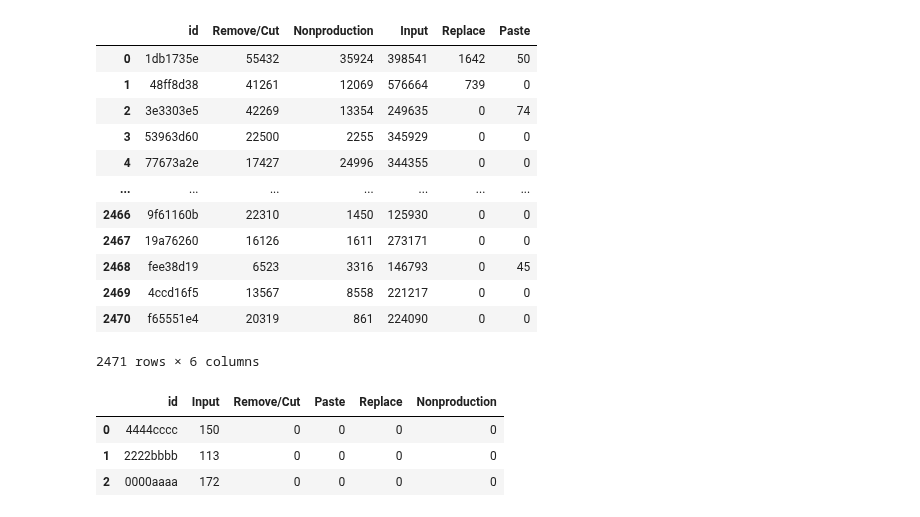
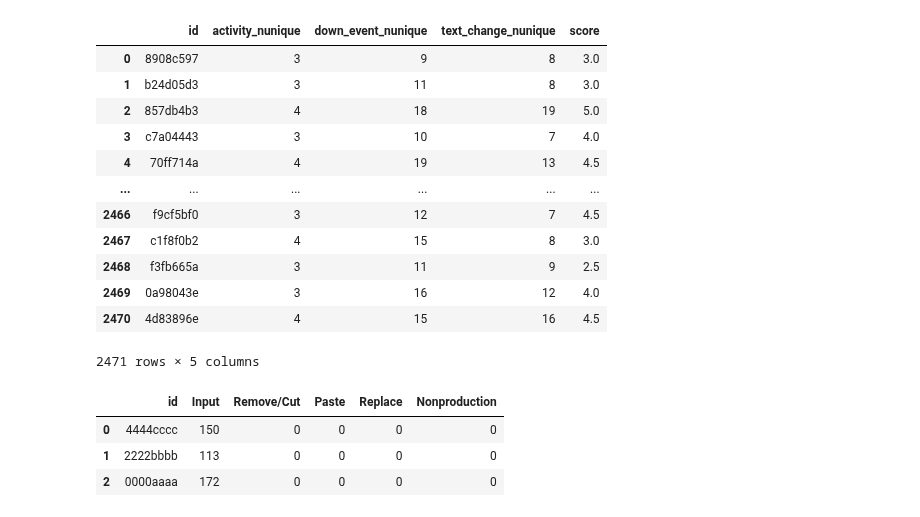
Before and after one commit to uallende/linking_writing_quality, a Jupyter notebook: SPF_create_features.ipynb, the cells around one changed output. Saved outputs shown, nothing was run; the diff lists cells and outputs as text; code cells hidden in the pictures.

Commit message:
punctuations and text_changes bug fixes

```diff
--- a/SPF_create_features.ipynb
+++ b/SPF_create_features.ipynb
@@ -9,5 +1,40 @@ warnings.filterwarnings('ignore')
+# %%
+import pandas as pd
+import numpy as np
+from m4_feats_polars import *
+from m5_sb_models import lgb_pipeline, xgb_pipeline
+import polars as pl
+import os, warnings
+
+import torch
+import numpy as np
+import pandas as pd
+from pytorch_tabnet.tab_model import TabNetRegressor
+from sklearn.preprocessing import StandardScaler
+from sklearn.model_selection import StratifiedKFold
+from sklearn.metrics import mean_squared_error
+
+warnings.filterwarnings('ignore')
+
+def train_valid_split(data_x, data_y, train_idx, valid_idx):
+    x_train = data_x.loc[train_idx].values
+    y_train = data_y[train_idx].values.reshape(-1,1)
+    x_valid = data_x.loc[valid_idx].values
+    y_valid = data_y[valid_idx].values.reshape(-1,1)
+    return x_train, y_train, x_valid, y_valid
+
+def calculate_rmse(y, yhat):
+    return mean_squared_error(y, yhat, squared=False)
+
+def preprocess_feats(feats, scaler=StandardScaler()):
+    # Replace inf/-inf with NaN and then fill NaNs with a large negative number
+    feats = np.where(np.isinf(feats), np.nan, feats)
+    feats = np.nan_to_num(feats, nan=-1e10)
+    return scaler.fit_transform(feats)
 # %%
 FEAT_STORE = 'feature_store'
+DEVICE = 'cuda' if torch.cuda.is_available() else 'cpu'
+
 data_path     = 'kaggle/input/linking-writing-processes-to-writing-quality/'
 train_logs    = pl.scan_csv(f'{data_path}/train_logs.csv')
 test_logs    = pl.scan_csv(f'{data_path}/test_logs.csv')
@@ -197,4 +268,7 @@ results = pd.DataFrame()
 # %%
+feat_list = os.listdir(FEAT_STORE)
+list_train_feats = [feat for feat in feat_list if feat.startswith('train_')]
+
 best_feats = []
 train_feats, test_feats = pd.DataFrame(), pd.DataFrame()
 best_rmse = float('inf')
@@ -234,7 +308,6 @@ while improved:
             test_feats = ts_feats
             train_feats = train_feats.merge(train_scores, on='id', how='left')
 
-
         # print(f'Train feats cols {train_feats.columns}')
         tr_cols = tr_feats.drop(columns=['id']).columns
         ts_cols = ts_feats.drop(columns=['id']).columns
@@ -243,8 +316,8 @@ while improved:
 
         for i in range(1):
             train_feats = train_feats.sample(frac=1).reset_index(drop=True)
-            test_feats = test_feats[train_feats.columns]
-            test_preds, valid_preds, final_rmse, cv_rm = xgb_pipeline(train_feats, test_feats, xgb_param)
+            test_feats = test_feats[train_feats.drop('score',axis=1).columns]
+            test_preds, valid_preds, final_rmse, cv_rm = TabNet_pipeline(train_feats, test_feats)
             mean_rmse.append(final_rmse)
 
         print(f'Training... {tr_feats_cand}. Score: {np.mean(mean_rmse):.4f}')
@@ -304,19 +383,19 @@ ValueError: feature_names mismatch: ['Remove/Cut', 'Nonproduction', 'Input', 'Re
-# %%
-tr_feats
-# %% [output]
-|  | id | Remove/Cut | Nonproduction | Input | Replace | Paste |
-| 0 | 1db1735e | 55432 | 35924 | 398541 | 1642 | 50 |
-| 1 | 48ff8d38 | 41261 | 12069 | 576664 | 739 | 0 |
-| 2 | 3e3303e5 | 42269 | 13354 | 249635 | 0 | 74 |
-| 3 | 53963d60 | 22500 | 2255 | 345929 | 0 | 0 |
-| 4 | 77673a2e | 17427 | 24996 | 344355 | 0 | 0 |
-| ... | ... | ... | ... | ... | ... | ... |
-| 2466 | 9f61160b | 22310 | 1450 | 125930 | 0 | 0 |
-| 2467 | 19a76260 | 16126 | 1611 | 273171 | 0 | 0 |
-| 2468 | fee38d19 | 6523 | 3316 | 146793 | 0 | 45 |
-| 2469 | 4ccd16f5 | 13567 | 8558 | 221217 | 0 | 0 |
-| 2470 | f65551e4 | 20319 | 861 | 224090 | 0 | 0 |
-2471 rows × 6 columns
+# %%
+train_feats
+# %% [output]
+|  | id | activity_nunique | down_event_nunique | text_change_nunique | score |
+| 0 | 8908c597 | 3 | 9 | 8 | 3.0 |
+| 1 | b24d05d3 | 3 | 11 | 8 | 3.0 |
+| 2 | 857db4b3 | 4 | 18 | 19 | 5.0 |
+| 3 | c7a04443 | 3 | 10 | 7 | 4.0 |
+| 4 | 70ff714a | 4 | 19 | 13 | 4.5 |
+| ... | ... | ... | ... | ... | ... |
+| 2466 | f9cf5bf0 | 3 | 12 | 7 | 4.5 |
+| 2467 | c1f8f0b2 | 4 | 15 | 8 | 3.0 |
+| 2468 | f3fb665a | 3 | 11 | 9 | 2.5 |
+| 2469 | 0a98043e | 3 | 16 | 12 | 4.0 |
+| 2470 | 4d83896e | 4 | 15 | 16 | 4.5 |
+2471 rows × 5 columns
 # %%
 ts_feats
 # %% [output]
```
Also changed, not shown: parts of 4 cells of this notebook, 5 other files.
